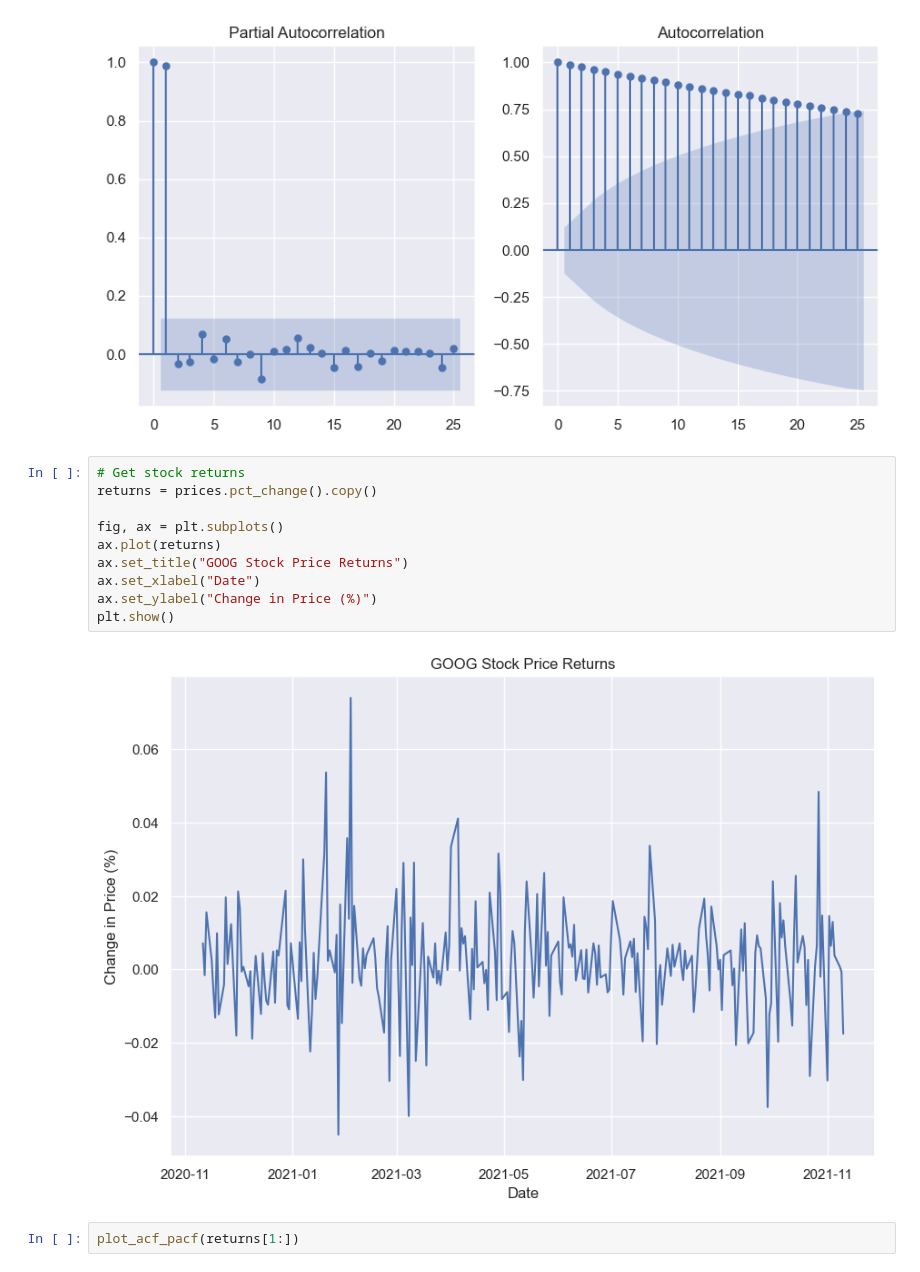
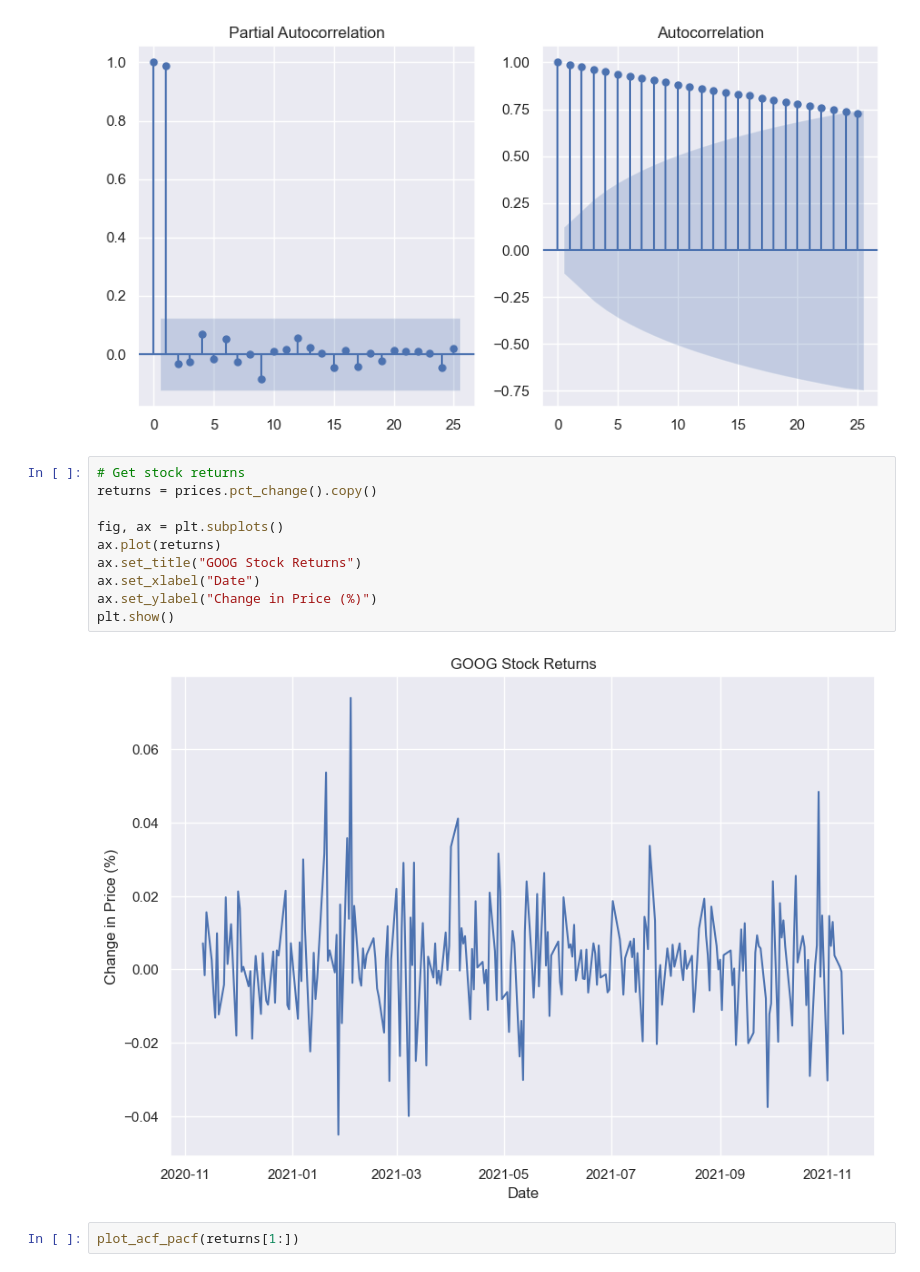
Before and after one commit to warwickdatasciencesociety/time-series-workshops, a Jupyter notebook: demo-notebook.ipynb, the cells around one changed output. Cells and saved outputs as stored; diff of their text form.

```diff
--- a/demo-notebook.ipynb
+++ b/demo-notebook.ipynb
@@ -524,15 +524,15 @@ plot_acf_pacf(prices)
 # %%
 # Get stock returns
 returns = prices.pct_change().copy()
 
 fig, ax = plt.subplots()
 ax.plot(returns)
-ax.set_title("GOOG Stock Price Returns")
+ax.set_title("GOOG Stock Returns")
 ax.set_xlabel("Date")
 ax.set_ylabel("Change in Price (%)")
 plt.show()
 # %% [output]
-[figure, old version]
+[figure, new version]
 # %%
 plot_acf_pacf(returns[1:])
 # %% [output]
```
Also changed, not shown: parts of 23 cells of this notebook, 1 other file.
